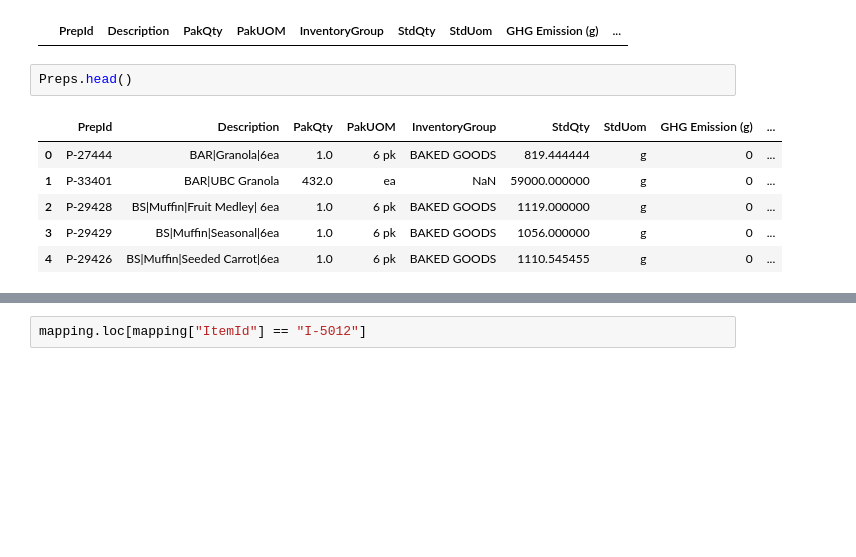
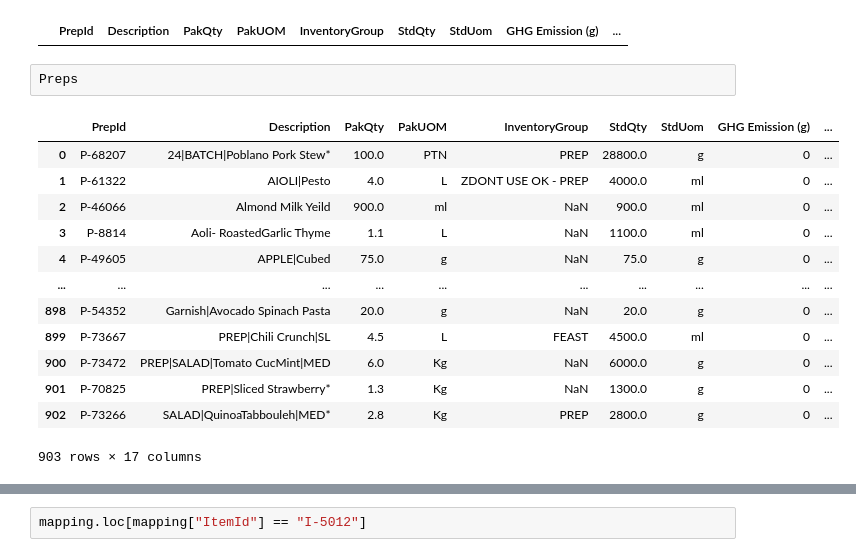
Before and after one commit to SEEDSProjects/CFFS_Label_2024_25, a Jupyter notebook: Notebooks_UBCFS/4_data analysis.ipynb, the cells around one changed output, grey strips where cells are left out. Saved outputs shown, nothing was run; the diff lists cells and outputs as text; blank space fills up the shorter version.

```diff
--- a/Notebooks_UBCFS/4_data analysis.ipynb
+++ b/Notebooks_UBCFS/4_data analysis.ipynb
@@ -352,14 +352,21 @@ Preps.loc[Preps["PrepId"] == "P-67984"]
 # %% [output]
 |  | PrepId | Description | PakQty | PakUOM | InventoryGroup | StdQty | StdUom | GHG Emission (g) | ... |
 # %%
-Preps.head()
+Preps
 # %% [output]
 |  | PrepId | Description | PakQty | PakUOM | InventoryGroup | StdQty | StdUom | GHG Emission (g) | ... |
-| 0 | P-27444 | BAR|Granola|6ea | 1.0 | 6 pk | BAKED GOODS | 819.444444 | g | 0 | ... |
-| 1 | P-33401 | BAR|UBC Granola | 432.0 | ea | NaN | 59000.000000 | g | 0 | ... |
-| 2 | P-29428 | BS|Muffin|Fruit Medley| 6ea | 1.0 | 6 pk | BAKED GOODS | 1119.000000 | g | 0 | ... |
-| 3 | P-29429 | BS|Muffin|Seasonal|6ea | 1.0 | 6 pk | BAKED GOODS | 1056.000000 | g | 0 | ... |
-| 4 | P-29426 | BS|Muffin|Seeded Carrot|6ea | 1.0 | 6 pk | BAKED GOODS | 1110.545455 | g | 0 | ... |
+| 0 | P-68207 | 24|BATCH|Poblano Pork Stew* | 100.0 | PTN | PREP | 28800.0 | g | 0 | ... |
+| 1 | P-61322 | AIOLI|Pesto | 4.0 | L | ZDONT USE OK - PREP | 4000.0 | ml | 0 | ... |
+| 2 | P-46066 | Almond Milk Yeild | 900.0 | ml | NaN | 900.0 | ml | 0 | ... |
+| 3 | P-8814 | Aoli- RoastedGarlic Thyme | 1.1 | L | NaN | 1100.0 | ml | 0 | ... |
+| 4 | P-49605 | APPLE|Cubed | 75.0 | g | NaN | 75.0 | g | 0 | ... |
+| ... | ... | ... | ... | ... | ... | ... | ... | ... | ... |
+| 898 | P-54352 | Garnish|Avocado Spinach Pasta | 20.0 | g | NaN | 20.0 | g | 0 | ... |
+| 899 | P-73667 | PREP|Chili Crunch|SL | 4.5 | L | FEAST | 4500.0 | ml | 0 | ... |
+| 900 | P-73472 | PREP|SALAD|Tomato CucMint|MED | 6.0 | Kg | NaN | 6000.0 | g | 0 | ... |
+| 901 | P-70825 | PREP|Sliced Strawberry* | 1.3 | Kg | NaN | 1300.0 | g | 0 | ... |
+| 902 | P-73266 | SALAD|QuinoaTabbouleh|MED* | 2.8 | Kg | PREP | 2800.0 | g | 0 | ... |
+903 rows × 17 columns
 # %%
 # Calculate GHG, nitro, water footprints per gram/ml of each prep for items as ingredients only
 def get_items_ghge_prep(index, row):
```
Also changed, not shown: parts of 30 cells of this notebook, 5 other files.
